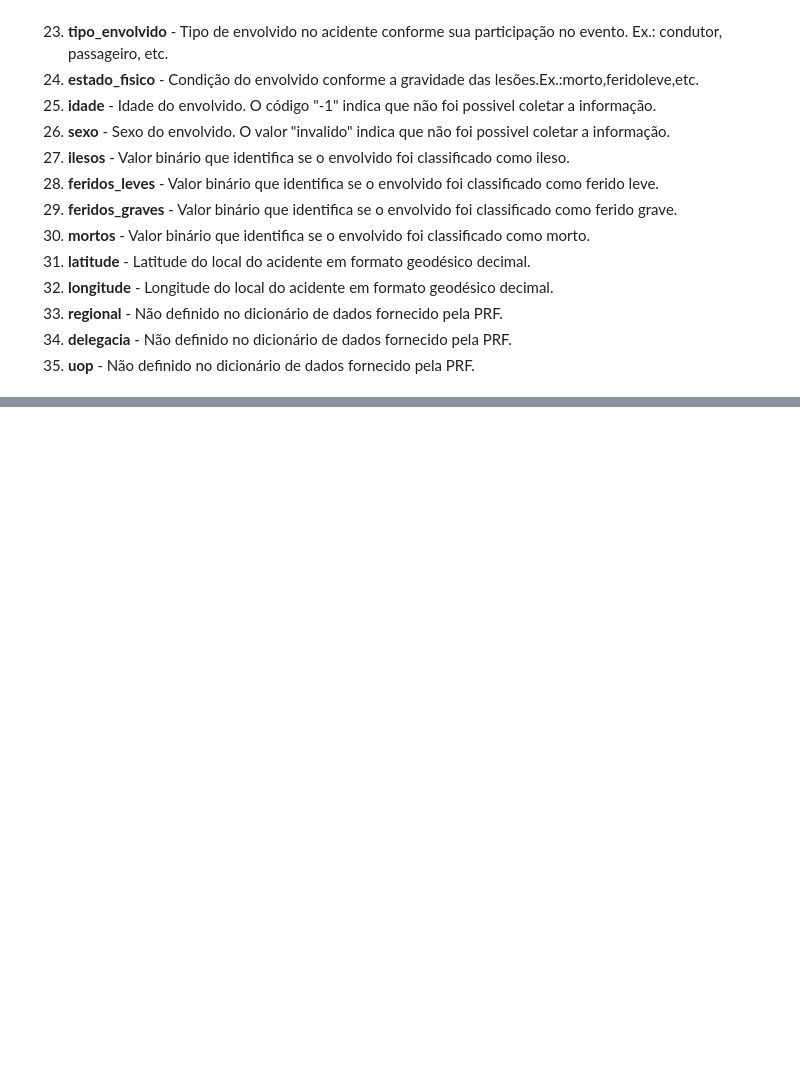
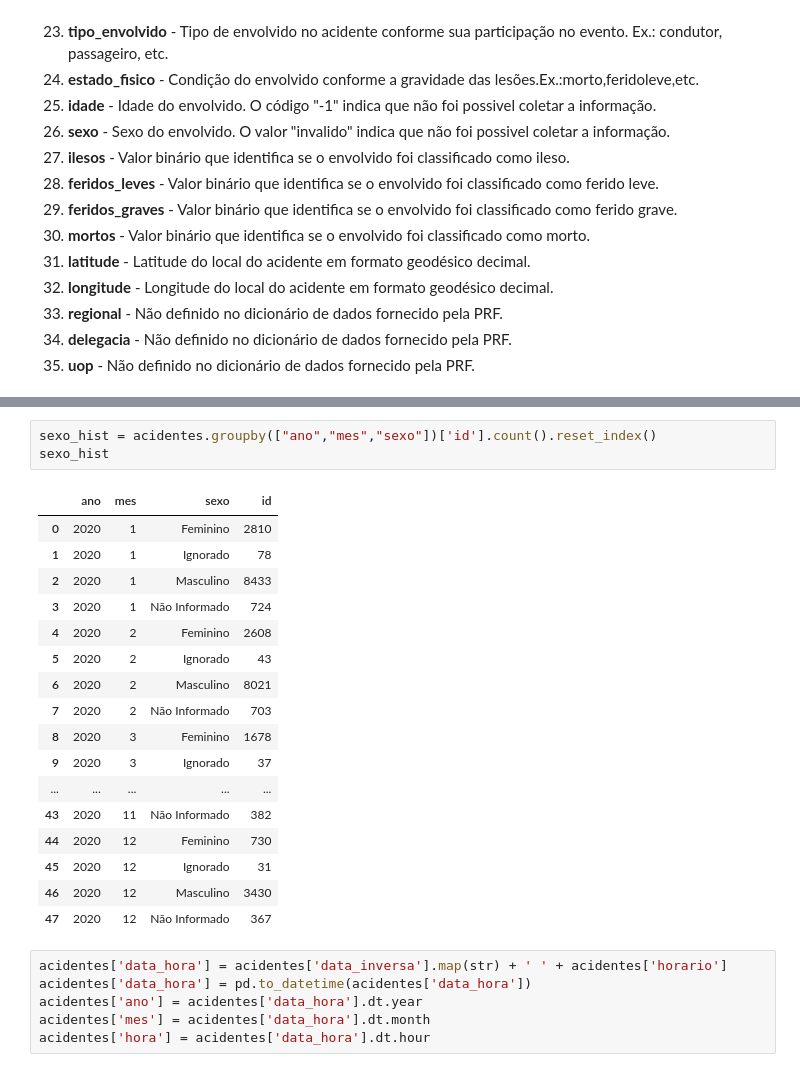
Before and after one commit to gabrielmprata/MVP_Sprint01_Puc_Rio, a Jupyter notebook: MVP_Analise_de_Dados_e_boas_praticas.ipynb, the cells around one changed output, grey strips where cells are left out. Drawn from its saved outputs; the diff is of its cells as text; blank space fills up the shorter version.

```diff
--- a/MVP_Analise_de_Dados_e_boas_praticas.ipynb
+++ b/MVP_Analise_de_Dados_e_boas_praticas.ipynb
@@ -68,0 +523,27 @@ O dataset conta com 30 atributos relacionados a caracterização do acidente, 4
+# %%
+sexo_hist = acidentes.groupby(["ano","mes","sexo"])['id'].count().reset_index()
+sexo_hist
+# %% [output]
+|  | ano | mes | sexo | id |
+| 0 | 2020 | 1 | Feminino | 2810 |
+| 1 | 2020 | 1 | Ignorado | 78 |
+| 2 | 2020 | 1 | Masculino | 8433 |
+| 3 | 2020 | 1 | Não Informado | 724 |
+| 4 | 2020 | 2 | Feminino | 2608 |
+| 5 | 2020 | 2 | Ignorado | 43 |
+| 6 | 2020 | 2 | Masculino | 8021 |
+| 7 | 2020 | 2 | Não Informado | 703 |
+| 8 | 2020 | 3 | Feminino | 1678 |
+| 9 | 2020 | 3 | Ignorado | 37 |
+| ... | ... | ... | ... | ... |
+| 43 | 2020 | 11 | Não Informado | 382 |
+| 44 | 2020 | 12 | Feminino | 730 |
+| 45 | 2020 | 12 | Ignorado | 31 |
+| 46 | 2020 | 12 | Masculino | 3430 |
+| 47 | 2020 | 12 | Não Informado | 367 |
+# %%
+acidentes['data_hora'] = acidentes['data_inversa'].map(str) + ' ' + acidentes['horario']
+acidentes['data_hora'] = pd.to_datetime(acidentes['data_hora'])
+acidentes['ano'] = acidentes['data_hora'].dt.year
+acidentes['mes'] = acidentes['data_hora'].dt.month
+acidentes['hora'] = acidentes['data_hora'].dt.hour
```
Also changed, not shown: parts of 54 cells of this notebook.
